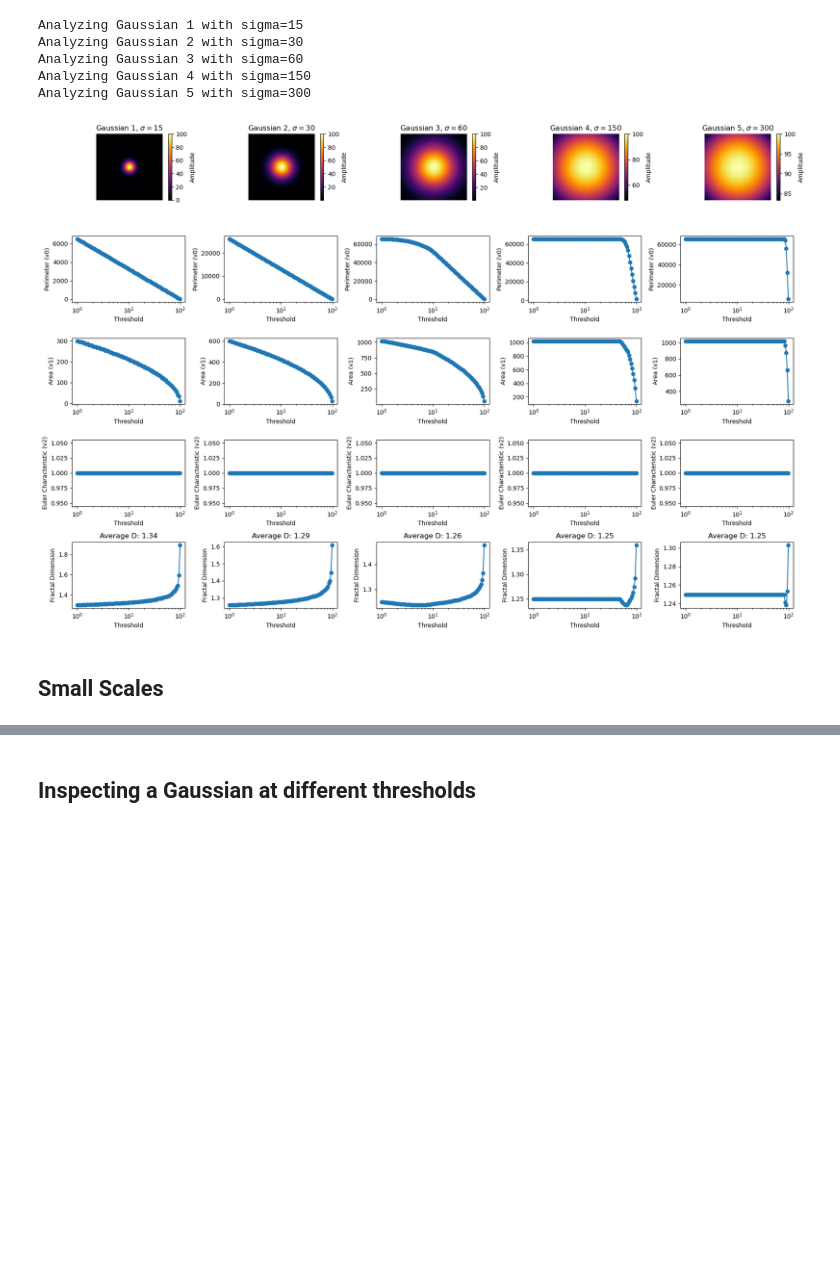
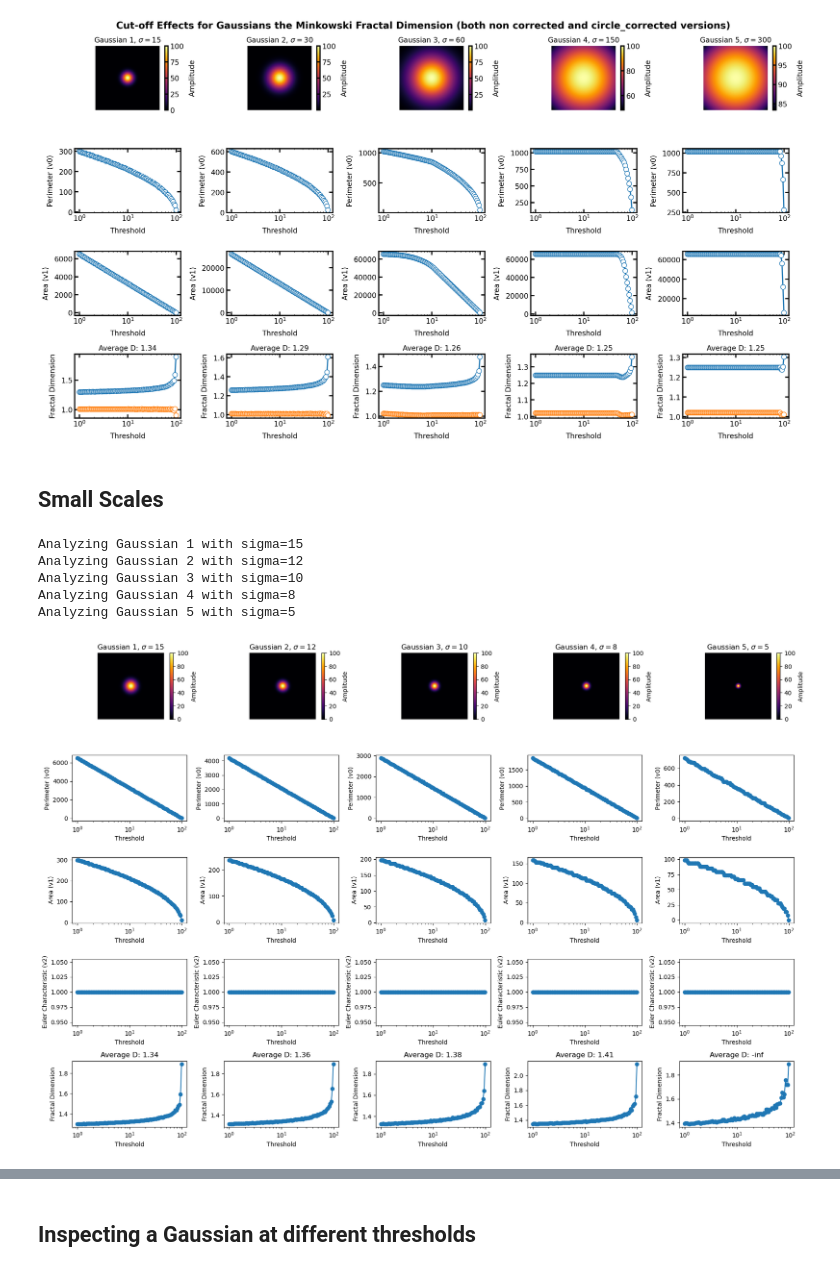
Before and after one commit to SimoneSped/fractal_OMC, a Jupyter notebook: Simulations_PA.ipynb, the cells around one changed output, grey strips where cells are left out. Drawn from its saved outputs; the diff is of its cells as text; code cells hidden in the pictures; blank space fills up the shorter version.

Commit message:
Update Simulations

```diff
--- a/Simulations_PA.ipynb
+++ b/Simulations_PA.ipynb
@@ -27,33 +30,41 @@ from Box_Counting_Fractal_Dimension import box_counting
+# %%
+# Parameters for the Gaussian
+shape = (256, 256)
+centers = [(128, 128), (128, 128), (128, 128), (128, 128), (128, 128)]  # Center of Gaussian
+sigmas = [15, 30, 60, 150, 300]  # Standard deviations, increasing size
+
+# Generate Gaussian distributions
+gaussians = [100*generate_2d_gaussian(shape, centers[i], sigmas[i]) for i in range(len(sigmas))]
+
+# Analyze each Gaussian using the Minkowski function
+results = []
+results_correction = []
+
+for i, gaussian in enumerate(gaussians):
+    result = standard_minkowski_functionals(gaussian, threshold_min=1, threshold_max=99)
+    result_correction = circle_corrected_minkowski_functionals(gaussian, threshold_min=1, threshold_max=99)
+
+    results.append(result)
+    results_correction.append(result_correction)
+
+visualize_grid_simulations(gaussians,
+                           shape, sigmas, results, results_correction, name_shape="Gaussian",
+                           suptitle="Cut-off Effects for Gaussians the Minkowski Fractal Dimension (both non corrected and circle_corrected versions)"
+                           )
+# %% [output]
+[figure, added]
+# %% [markdown]
+## **Small Scales**
 # %%
 import numpy as np
 import matplotlib.pyplot as plt
 from scipy.ndimage import label
 from skimage.measure import perimeter
 
-# Function to generate a Gaussian with potential cut-offs
-def generate_2d_gaussian(shape, center, sigma):
-    """
-    Generate a Gaussian distribution that may cut off at the edges of the data.
-
-    Parameters:
-    - shape: Tuple (nx, ny), the size of the 2D grid.
-    - center: Tuple (x0, y0), the center of the Gaussian.
-    - sigma: Standard deviation of the Gaussian.
-
-    Returns:
-    - gaussian: 2D array with the Gaussian distribution.
-    """
-    x = np.arange(0, shape[0])
-    y = np.arange(0, shape[1])
-    xx, yy = np.meshgrid(x, y)
-
-    gaussian = np.exp(-(((xx - center[0])**2 + (yy - center[1])**2) / (2 * sigma**2)))
-    return gaussian
-
 # Parameters for the Gaussian
 shape = (256, 256)
 centers = [(128, 128), (128, 128), (128, 128), (128, 128), (128, 128)]  # Center of Gaussian
-sigmas = [15, 30, 60, 150, 300]  # Standard deviations, increasing size
+sigmas = [15, 12, 10, 8, 5]  # Standard deviations, increasing size
 
 # Generate Gaussian distributions
 gaussians = [100*generate_2d_gaussian(shape, centers[i], sigmas[i]) for i in range(len(sigmas))]
@@ -81,6 +92,7 @@ for i, gaussian in enumerate(gaussians):
 
 # Second, third, fourth rows: Minkowski functionals
 labels = ["Perimeter (v0)", "Area (v1)", "Euler Characteristic (v2)", "Fractal Dimension"]
+
 for j in range(4):  # One row for each functional
     for i, gaussian in enumerate(gaussians):
         plt.subplot(5, len(gaussians), (j + 1) * len(gaussians) + i + 1)
@@ -96,10 +108,8 @@ plt.tight_layout()
 plt.show()
 # %% [output]
 Analyzing Gaussian 1 with sigma=15
-Analyzing Gaussian 2 with sigma=30
-Analyzing Gaussian 3 with sigma=60
-Analyzing Gaussian 4 with sigma=150
-Analyzing Gaussian 5 with sigma=300
+Analyzing Gaussian 2 with sigma=12
+Analyzing Gaussian 3 with sigma=10
+Analyzing Gaussian 4 with sigma=8
+Analyzing Gaussian 5 with sigma=5
-[figure, old version]
+[figure, new version]
-# %% [markdown]
-## Small Scales
```
Also changed, not shown: parts of 5 cells of this notebook, 2 other files.
